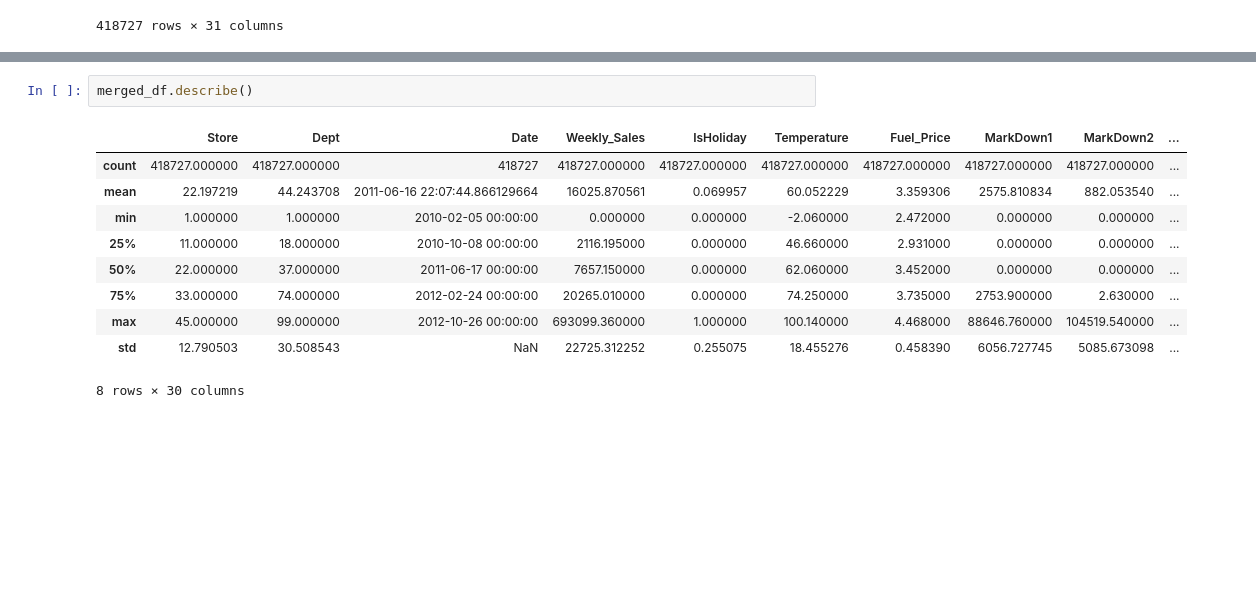
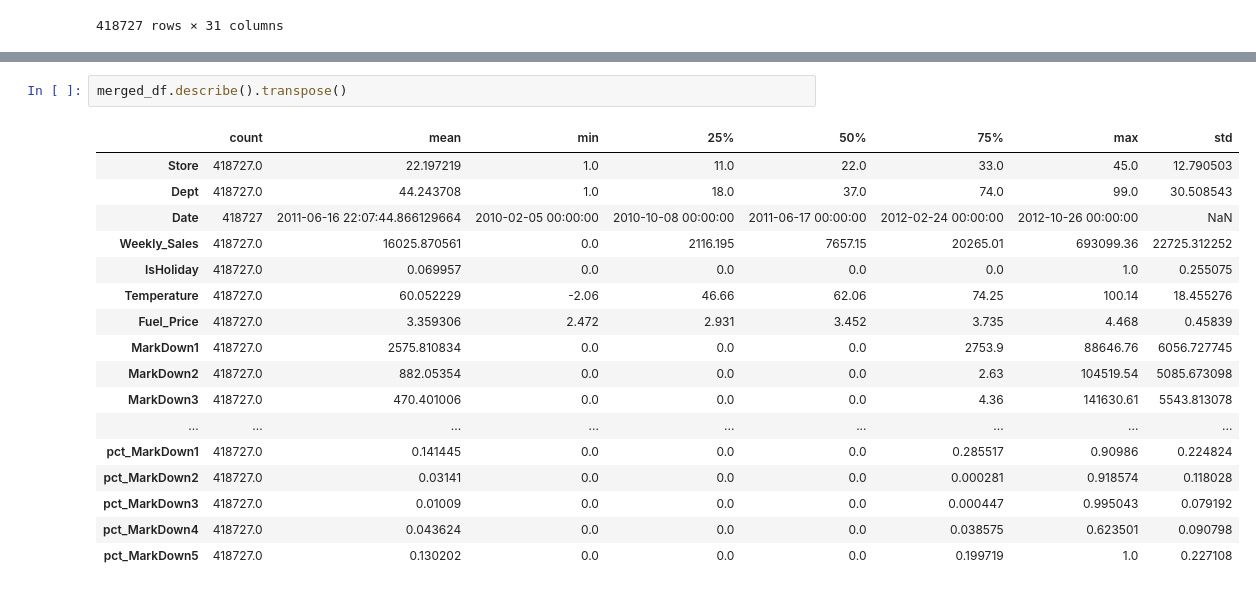
Before and after one commit to Imran1hp/Walmart_sales_prediction, a Jupyter notebook: Walmart_Sales_Prediction.ipynb, the cells around one changed output, grey strips where cells are left out. Drawn from its saved outputs; the diff is of its cells as text; blank space fills up the shorter version.

```diff
--- a/Walmart_Sales_Prediction.ipynb
+++ b/Walmart_Sales_Prediction.ipynb
@@ -444,13 +467,20 @@ markdown_feat(merged_df)
 # %%
-merged_df.describe()
+merged_df.describe().transpose()
 # %% [output]
-|  | Store | Dept | Date | Weekly_Sales | IsHoliday | Temperature | Fuel_Price | MarkDown1 | MarkDown2 | ... |
-| count | 418727.000000 | 418727.000000 | 418727 | 418727.000000 | 418727.000000 | 418727.000000 | 418727.000000 | 418727.000000 | 418727.000000 | ... |
-| mean | 22.197219 | 44.243708 | 2011-06-16 22:07:44.866129664 | 16025.870561 | 0.069957 | 60.052229 | 3.359306 | 2575.810834 | 882.053540 | ... |
-| min | 1.000000 | 1.000000 | 2010-02-05 00:00:00 | 0.000000 | 0.000000 | -2.060000 | 2.472000 | 0.000000 | 0.000000 | ... |
-| 25% | 11.000000 | 18.000000 | 2010-10-08 00:00:00 | 2116.195000 | 0.000000 | 46.660000 | 2.931000 | 0.000000 | 0.000000 | ... |
-| 50% | 22.000000 | 37.000000 | 2011-06-17 00:00:00 | 7657.150000 | 0.000000 | 62.060000 | 3.452000 | 0.000000 | 0.000000 | ... |
-| 75% | 33.000000 | 74.000000 | 2012-02-24 00:00:00 | 20265.010000 | 0.000000 | 74.250000 | 3.735000 | 2753.900000 | 2.630000 | ... |
-| max | 45.000000 | 99.000000 | 2012-10-26 00:00:00 | 693099.360000 | 1.000000 | 100.140000 | 4.468000 | 88646.760000 | 104519.540000 | ... |
-| std | 12.790503 | 30.508543 | NaN | 22725.312252 | 0.255075 | 18.455276 | 0.458390 | 6056.727745 | 5085.673098 | ... |
+|  | count | mean | min | 25% | 50% | 75% | max | std |
+| Store | 418727.0 | 22.197219 | 1.0 | 11.0 | 22.0 | 33.0 | 45.0 | 12.790503 |
+| Dept | 418727.0 | 44.243708 | 1.0 | 18.0 | 37.0 | 74.0 | 99.0 | 30.508543 |
+| Date | 418727 | 2011-06-16 22:07:44.866129664 | 2010-02-05 00:00:00 | 2010-10-08 00:00:00 | 2011-06-17 00:00:00 | 2012-02-24 00:00:00 | 2012-10-26 00:00:00 | NaN |
+| Weekly_Sales | 418727.0 | 16025.870561 | 0.0 | 2116.195 | 7657.15 | 20265.01 | 693099.36 | 22725.312252 |
+| IsHoliday | 418727.0 | 0.069957 | 0.0 | 0.0 | 0.0 | 0.0 | 1.0 | 0.255075 |
+| Temperature | 418727.0 | 60.052229 | -2.06 | 46.66 | 62.06 | 74.25 | 100.14 | 18.455276 |
+| Fuel_Price | 418727.0 | 3.359306 | 2.472 | 2.931 | 3.452 | 3.735 | 4.468 | 0.45839 |
+| MarkDown1 | 418727.0 | 2575.810834 | 0.0 | 0.0 | 0.0 | 2753.9 | 88646.76 | 6056.727745 |
+| MarkDown2 | 418727.0 | 882.05354 | 0.0 | 0.0 | 0.0 | 2.63 | 104519.54 | 5085.673098 |
+| MarkDown3 | 418727.0 | 470.401006 | 0.0 | 0.0 | 0.0 | 4.36 | 141630.61 | 5543.813078 |
+| ... | ... | ... | ... | ... | ... | ... | ... | ... |
+| pct_MarkDown1 | 418727.0 | 0.141445 | 0.0 | 0.0 | 0.0 | 0.285517 | 0.90986 | 0.224824 |
+| pct_MarkDown2 | 418727.0 | 0.03141 | 0.0 | 0.0 | 0.0 | 0.000281 | 0.918574 | 0.118028 |
+| pct_MarkDown3 | 418727.0 | 0.01009 | 0.0 | 0.0 | 0.0 | 0.000447 | 0.995043 | 0.079192 |
+| pct_MarkDown4 | 418727.0 | 0.043624 | 0.0 | 0.0 | 0.0 | 0.038575 | 0.623501 | 0.090798 |
+| pct_MarkDown5 | 418727.0 | 0.130202 | 0.0 | 0.0 | 0.0 | 0.199719 | 1.0 | 0.227108 |
-8 rows × 30 columns
```
Also changed, not shown: parts of 7 cells of this notebook.
